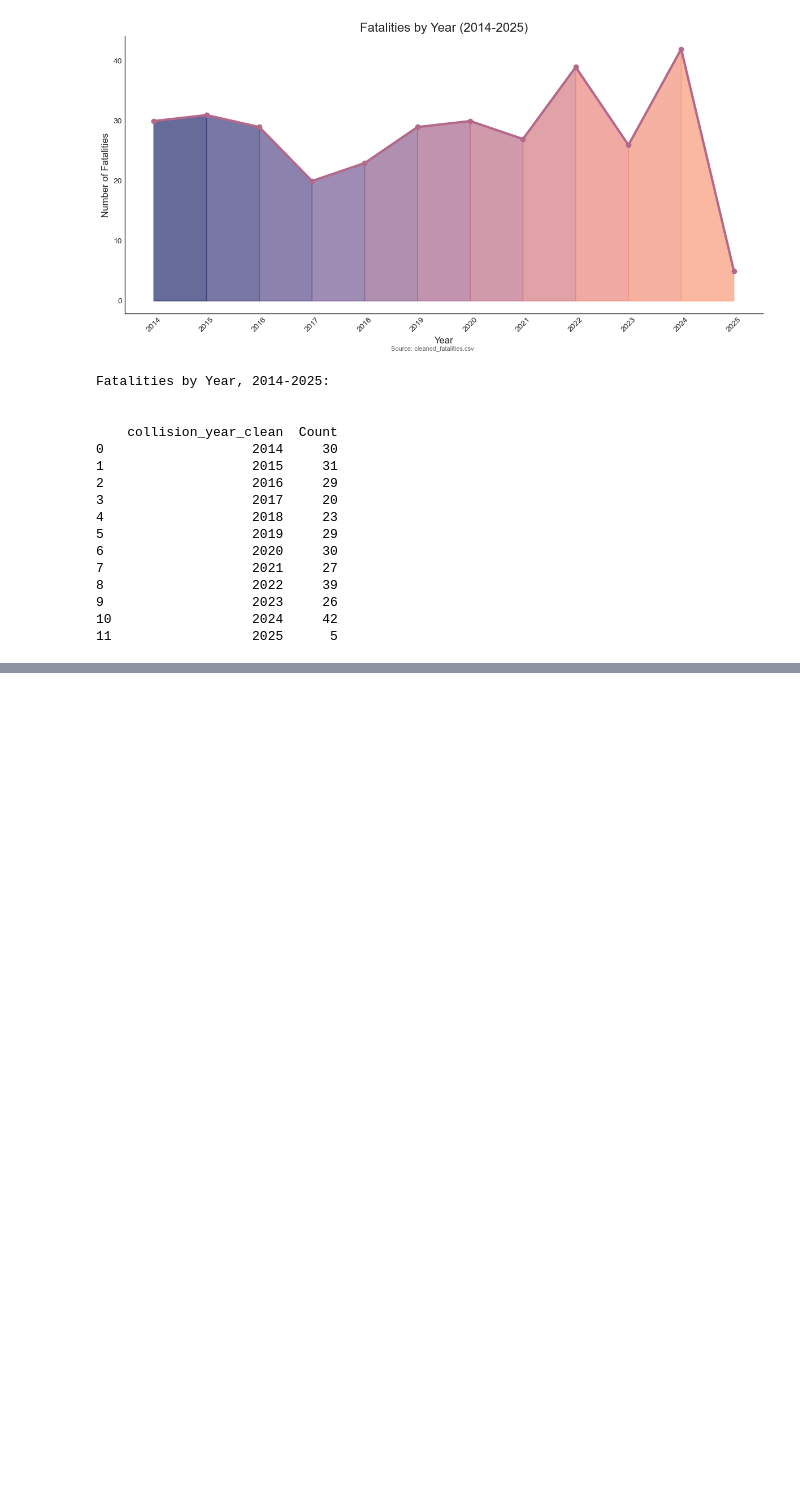
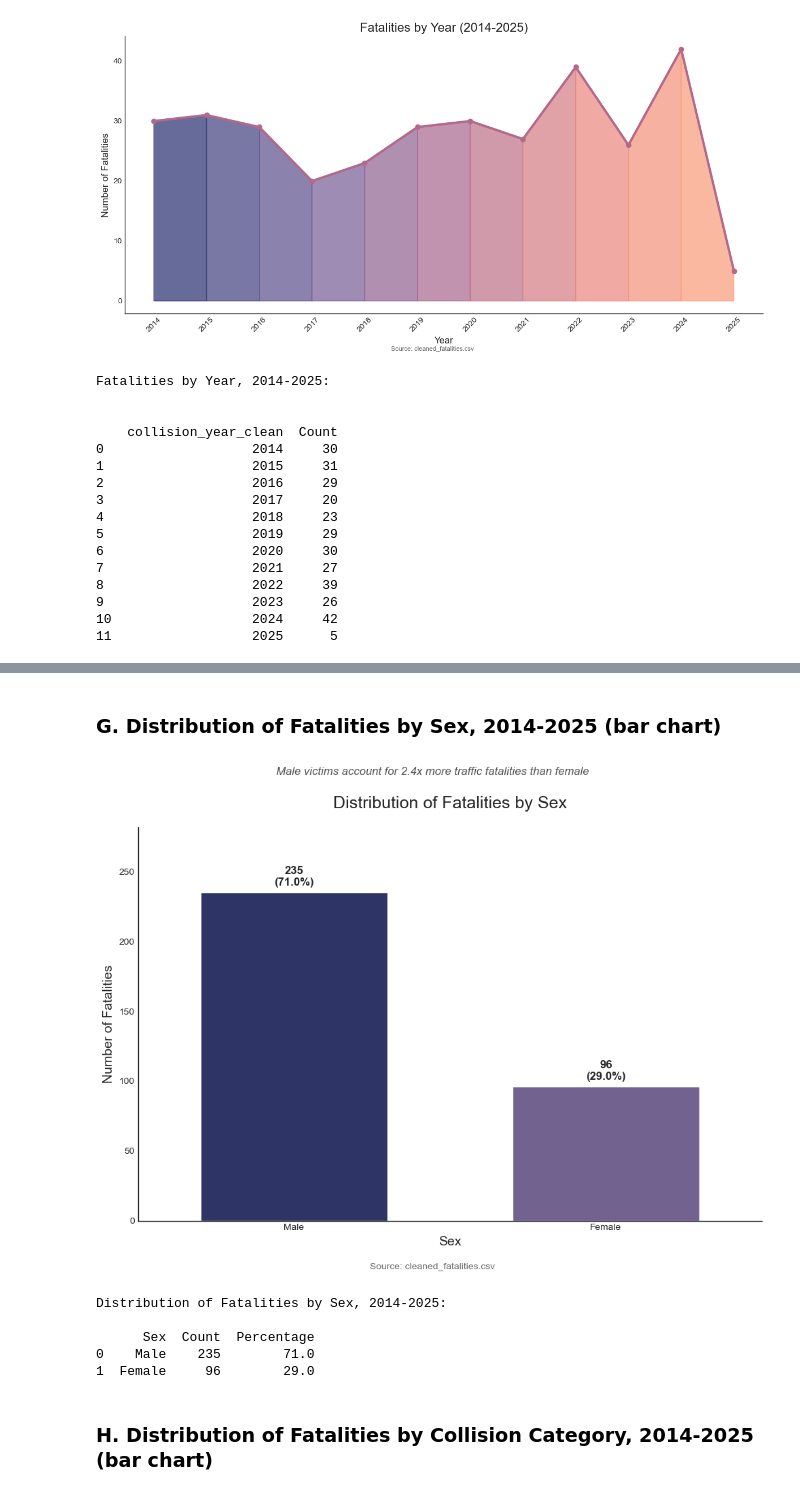
Before and after one commit to lingasc/sf-crash-fatalities, a Jupyter notebook: code/02-data-viz-fatalities.ipynb, the cells around one changed output, grey strips where cells are left out. Saved outputs shown, nothing was run; the diff lists cells and outputs as text; code cells hidden in the pictures; blank space fills up the shorter version.

```diff
--- a/code/02-data-viz-fatalities.ipynb
+++ b/code/02-data-viz-fatalities.ipynb
@@ -214,11 +259,13 @@ print('\n')
 # %%
-# Fatalities by Victim Type
+# D. Fatalities by Victim Type
 # Create the plot
 plt.figure(figsize=(12, 8))
+victim_types = df.groupby('deceased').size().reset_index(name = 'Count')
+yearly_counts = df.groupby('collision_year_clean').size().reset_index(name = 'Count')
 
 # Plot each victim type
 for i, victim in enumerate(victim_types):
-    plt.plot(yearly_counts['year'], yearly_counts[victim],
+    plt.plot(yearly_counts['collision_year_clean'], yearly_counts[victim],
              marker='o',
              linewidth=2.5 if victim == 'Pedestrian' else 2,
              color=sunset_melody[i % len(sunset_melody)],
@@ -242,8 +289,6 @@ plt.tight_layout()
 plt.show()
 
 # Print the table
+print('\nFatalities by Victim Type 2014-2025:\n')
+print(victim_types)
 print('\n')
-print('Fatalities by Victim Type 2014-2025:')
-print('\n')
-print(yearly_counts)
-print('\n')
@@ -346,5 +425,7 @@ print('\n')
+# %% [markdown]
+### G. Distribution of Fatalities by Sex, 2014-2025 (bar chart)
 # %%
-# Count fatalities by sex
+# G. Count fatalities by sex
 sex_counts = df['sex'].value_counts().reset_index()
 sex_counts.columns = ['Sex', 'Count']
 
@@ -376,33 +457,46 @@ for i, row in sex_counts.iterrows():
         fontweight='bold'
     )
 
 # Set title and labels
 plt.title('Distribution of Fatalities by Sex', fontsize=18, pad=20)
 plt.xlabel('Sex', fontsize=14)
 plt.ylabel('Number of Fatalities', fontsize=14)
 
 # Set y-axis to start at 0 with some headroom for labels
 plt.ylim(0, max(sex_counts['Count']) * 1.2)
 
 # Remove spines
 sns.despine()
 
 # Add source information
-plt.figtext(0.5, 0.01, 'Source: San Francisco Fatal Collision Data',
+plt.figtext(0.5, 0.01, 'Source: cleaned_fatalities.csv',
             ha='center', fontsize=10, alpha=0.7)
 
 # Add a brief annotation explaining the disparity
 if len(sex_counts) >= 2 and sex_counts.iloc[0]['Count'] > sex_counts.iloc[1]['Count']:
     dominant_sex = sex_counts.iloc[0]['Sex']
     ratio = round(sex_counts.iloc[0]['Count'] / sex_counts.iloc[1]['Count'], 1)
     plt.figtext(
         0.5, 0.92,
         f"Male victims account for {ratio}x more traffic fatalities than female",
         ha='center', fontsize=12, style='italic', alpha=0.8
     )
 
 # Adjust layout
 plt.tight_layout(rect=[0, 0.03, 1, 0.90])
+plt.show()
 
-plt.show()
+# Print the table
+print('\nDistribution of Fatalities by Sex, 2014-2025:\n')
+print(sex_counts)
+print('\n')
+# %% [output]
+[figure, added]
+Distribution of Fatalities by Sex, 2014-2025:
+
+      Sex  Count  Percentage
+0    Male    235        71.0
+1  Female     96        29.0
+# %% [markdown]
+### H. Distribution of Fatalities by Collision Category, 2014-2025 (bar chart)
 # %%
```
Also changed, not shown: parts of 23 cells of this notebook, 2 other files.
